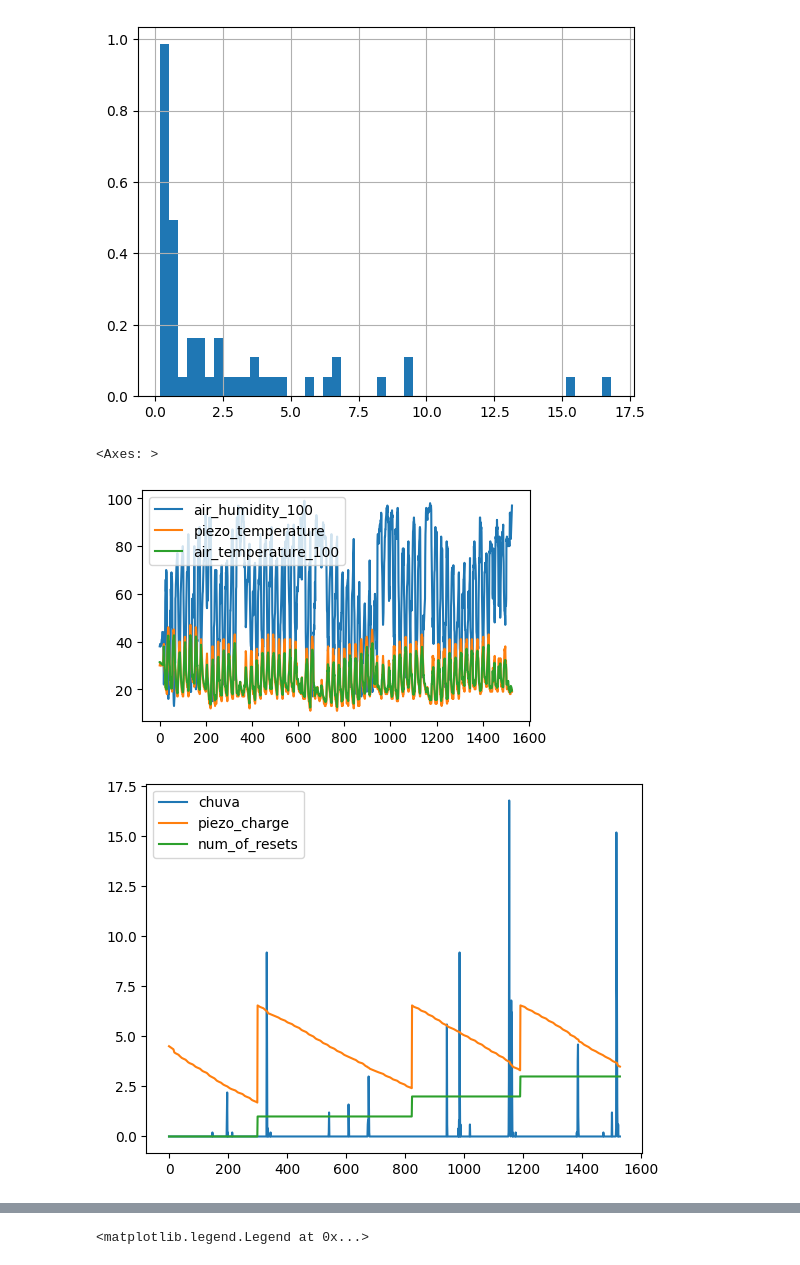
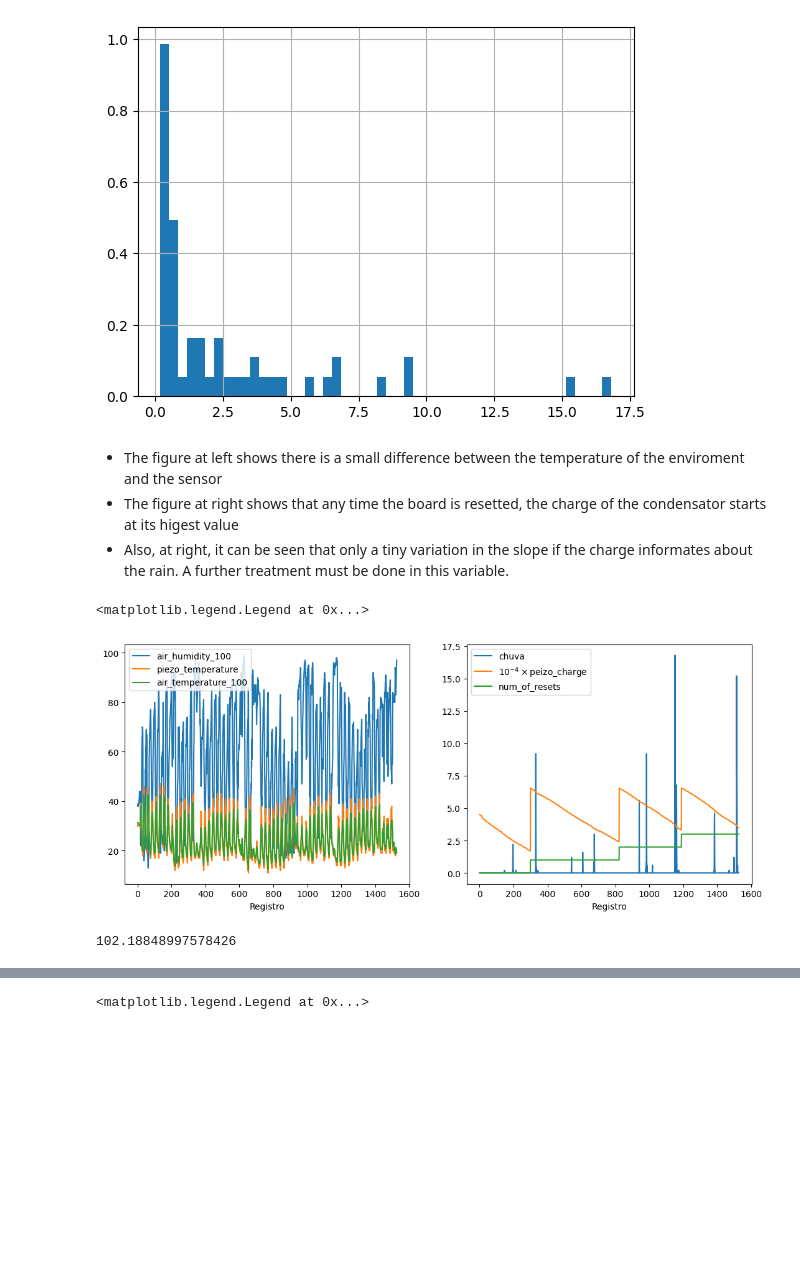
Before and after one commit to FollowingTheRabbit/Rain, a Jupyter notebook: src/analyse.ipynb, the cells around one changed output, grey strips where cells are left out. Cells and saved outputs as stored; diff of their text form; code cells hidden in the pictures; blank space fills up the shorter version.

```diff
--- a/src/analyse.ipynb
+++ b/src/analyse.ipynb
@@ -91,27 +130,33 @@ dados_df[~dados_df.chuva.eq(0)].chuva.hist(density=True, bins=50)
 # %% [output]
 <Axes: >
 [figure]
+# %% [markdown]
+- The figure at left shows there is a small difference between the temperature of the enviroment and the sensor
+- The figure at right shows that any time the board is resetted, the charge of the condensator starts at its higest value
+- Also, at right, it can be seen that only a tiny variation in the slope if the charge informates about the rain. A further treatment must be done in this variable.
 # %%
-fig, ax = plt.subplots(figsize=(5,3))
-#plt.subplot(121)
-dados_df[['air_humidity_100']].plot(ax=ax)
-dados_df[['piezo_temperature']].plot(ax=ax)
-dados_df[['air_temperature_100']].plot(ax=ax)
+fig, (ax1, ax2) = plt.subplots(1,2,figsize=(13,5))
 
-#plt.subplot(122)
-ax2 = dados_df[['chuva']].plot()
-(dados_df[['piezo_charge']]/10000).plot(ax=ax2)
-dados_df[['num_of_resets']].plot(ax=ax2)
+plt.subplot(121)
+ax1.plot(dados_df[['air_humidity_100']], label='air_humidity_100')
+ax1.plot(dados_df[['piezo_temperature']], label='piezo_temperature')
+ax1.plot(dados_df[['air_temperature_100']], label='air_temperature_100')
+plt.xlabel('Registro')
+plt.legend()
 
-
-#ax = plt.hist(sensor_df.piezo_charge)
+plt.subplot(122)
+ax2.plot(dados_df[['chuva']], label='chuva')
+ax2.plot(dados_df[['piezo_charge']]/10000, label=r'$10^{-4}\times $peizo_charge')
+ax2.plot(dados_df[['num_of_resets']], label='num_of_resets')
+plt.xlabel('Registro')
+plt.legend()
 # %% [output]
-<Axes: >
+<matplotlib.legend.Legend at 0x...>
-[figure, old version]
+[figure, new version]
-[figure, removed]
 # %%
 dados_df['dif_charge'] = dados_df.groupby('num_of_resets').piezo_charge.diff(-1)#.apply(np.log)
-rms = np.sqrt(dados_df.groupby('num_of_resets').dif_charge.apply(lambda x: x**2).mean())
+#rms = np.sqrt(dados_df.groupby('num_of_resets').dif_charge.apply(lambda x: x**2).mean())
+rms = np.sqrt(dados_df.dif_charge.apply(lambda x: x**2).mean())
 #dados_df['dif_charge'] = dados_df.dif_charge.apply(np.log)
 dados_df['dif_charge'] = dados_df.dif_charge.shift(-2)#.apply(np.log)
 
@@ -120,3 +165,6 @@ dados_df.dropna(inplace=True)
 dados_df['dif_charge'] = (dados_df['dif_charge']-rms)/20#.apply(np.log).apply(np.abs)
 #aux = dados_df[dados_df.num_of_resets.eq(1)]
 #aux.piezo_charge.diff(-1)
+rms
+# %% [output]
+102.18848997578426
```
Also changed, not shown: parts of 38 cells of this notebook.
